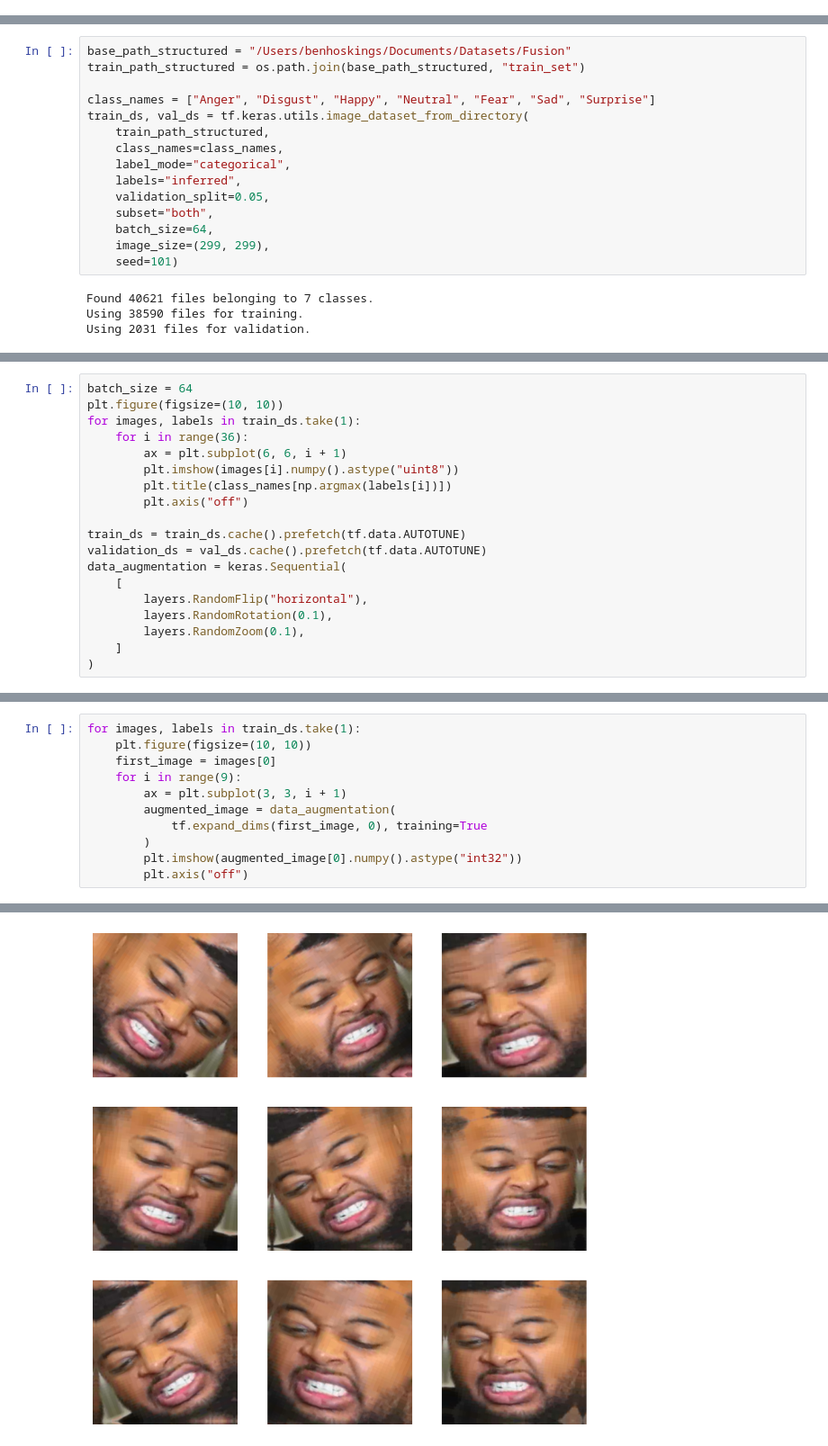
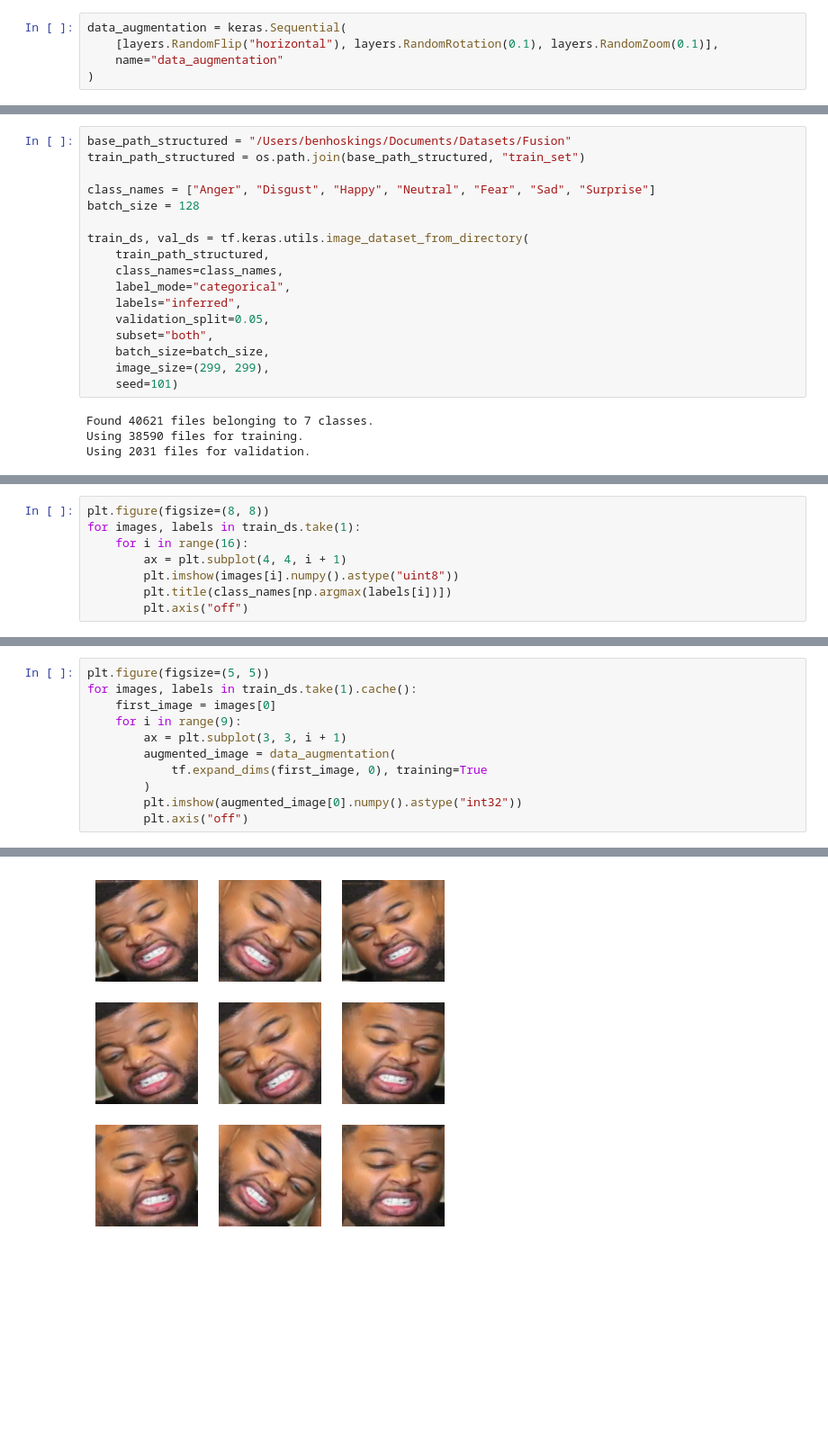
Before and after one commit to H-E-R-O-System/hero-monitor, a Jupyter notebook: affective-computing/train-affect-network.ipynb, the cells around one changed output, grey strips where cells are left out. Shown at 90% size. Cells and saved outputs as stored; diff of their text form; blank space fills up the shorter version.

```diff
--- a/affective-computing/train-affect-network.ipynb
+++ b/affective-computing/train-affect-network.ipynb
@@ -7,0 +47,5 @@ import os
+# %%
+data_augmentation = keras.Sequential(
+    [layers.RandomFlip("horizontal"), layers.RandomRotation(0.1), layers.RandomZoom(0.1)],
+    name="data_augmentation"
+)
@@ -10,6 +93,8 @@ base_path_structured = "/Users/benhoskings/Documents/Datasets/Fusion"
 train_path_structured = os.path.join(base_path_structured, "train_set")
 
 class_names = ["Anger", "Disgust", "Happy", "Neutral", "Fear", "Sad", "Surprise"]
+batch_size = 128
+
 train_ds, val_ds = tf.keras.utils.image_dataset_from_directory(
     train_path_structured,
     class_names=class_names,
@@ -17,7 +102,7 @@ train_ds, val_ds = tf.keras.utils.image_dataset_from_directory(
     labels="inferred",
     validation_split=0.05,
     subset="both",
-    batch_size=64,
+    batch_size=batch_size,
     image_size=(299, 299),
     seed=101)
 # %% [output]
@@ -27,20 +114,9 @@ Using 2031 files for validation.
 # %%
-batch_size = 64
-plt.figure(figsize=(10, 10))
+plt.figure(figsize=(8, 8))
 for images, labels in train_ds.take(1):
-    for i in range(36):
-        ax = plt.subplot(6, 6, i + 1)
+    for i in range(16):
+        ax = plt.subplot(4, 4, i + 1)
         plt.imshow(images[i].numpy().astype("uint8"))
         plt.title(class_names[np.argmax(labels[i])])
         plt.axis("off")
-
-train_ds = train_ds.cache().prefetch(tf.data.AUTOTUNE)
-validation_ds = val_ds.cache().prefetch(tf.data.AUTOTUNE)
-data_augmentation = keras.Sequential(
-    [
-        layers.RandomFlip("horizontal"),
-        layers.RandomRotation(0.1),
-        layers.RandomZoom(0.1),
-    ]
-)
 # %% [output]
@@ -48,6 +124,6 @@ data_augmentation = keras.Sequential(
 # %%
-for images, labels in train_ds.take(1):
-    plt.figure(figsize=(10, 10))
+plt.figure(figsize=(5, 5))
+for images, labels in train_ds.take(1).cache():
     first_image = images[0]
     for i in range(9):
         ax = plt.subplot(3, 3, i + 1)
@@ -61 +136 @@ for images, labels in train_ds.take(1):
-[figure, old version]
+[figure, new version]
```
Also changed, not shown: parts of 24 cells of this notebook, 5 other files.
